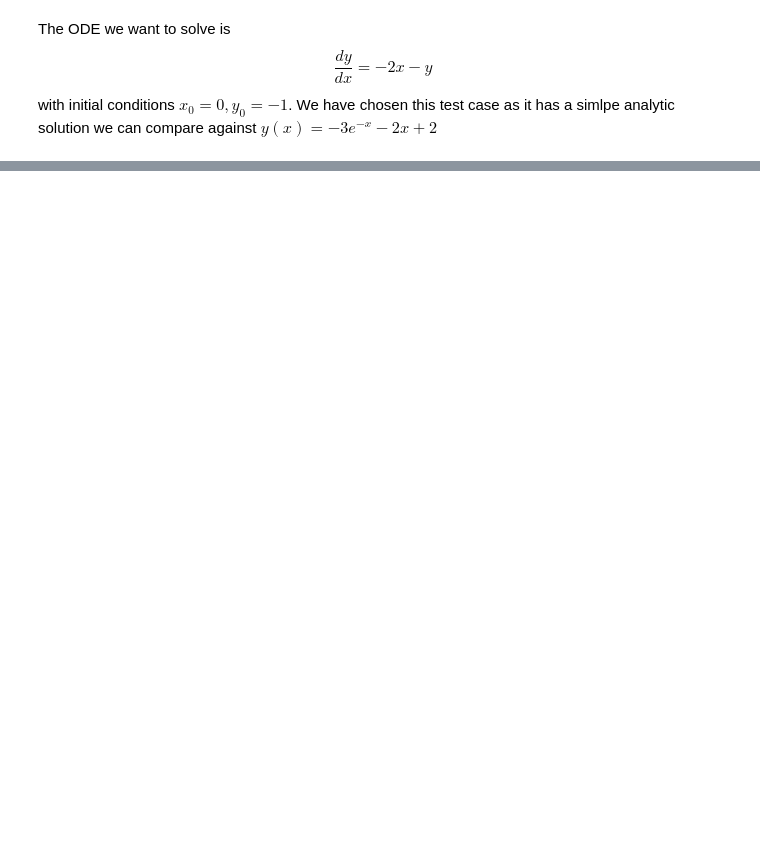
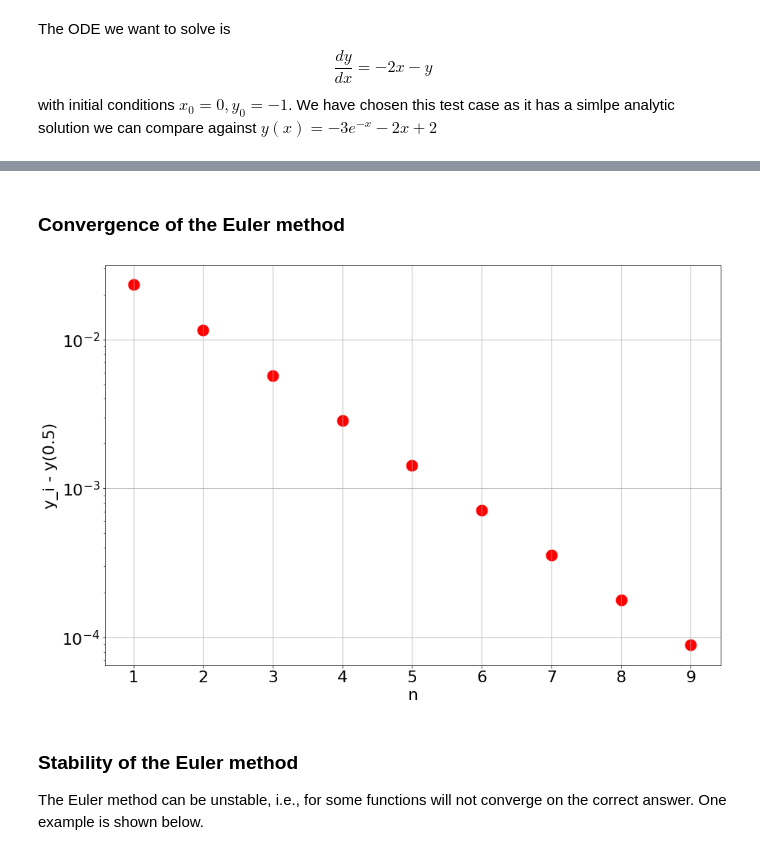
Before and after one commit to nielsw2/ACM20030-Examples, a Jupyter notebook: OrdinaryDifferentialEquations/EulerMethod.ipynb, the cells around one changed output, grey strips where cells are left out. Drawn from its saved outputs; the diff is of its cells as text; code cells hidden in the pictures; blank space fills up the shorter version.

```diff
--- a/OrdinaryDifferentialEquations/EulerMethod.ipynb
+++ b/OrdinaryDifferentialEquations/EulerMethod.ipynb
@@ -60,0 +70,21 @@ EulerMethod(dydx, yExact, 0.1, 0, -1, 5, True, True)
+# %% [markdown]
+### Convergence of the Euler method
+# %%
+nmax = 10
+n = 1
+
+plt.grid(True)
+plt.yscale('log')
+plt.xlabel('n')
+plt.ylabel('y_i - y(0.5)')
+
+while n < nmax:
+    res  = EulerMethod(dydx, yExact, 0.1/2**n, 0, -1, 5*2**n)
+    diff = res[1] - yExact(0.5)
+    plt.scatter(n, diff, color='red', linewidth='10')
+    n += 1
+# %% [output]
+[figure, added]
+# %% [markdown]
+### Stability of the Euler method
+The Euler method can be unstable, i.e., for some functions will not converge on the correct answer. One example is shown below.
```
Also changed, not shown: parts of 19 cells of this notebook.
